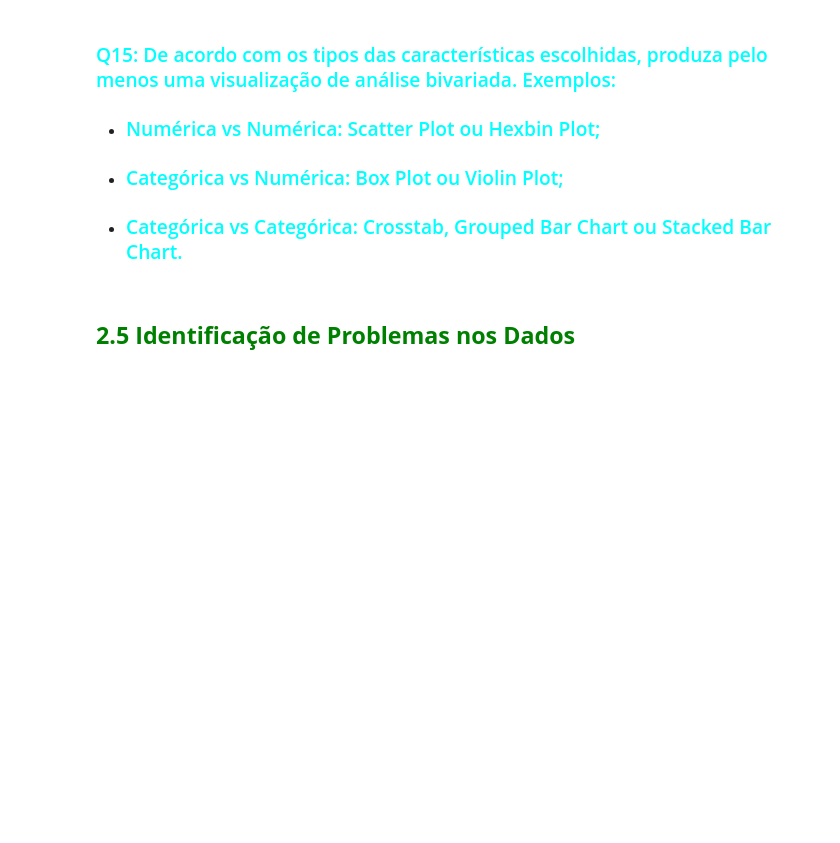
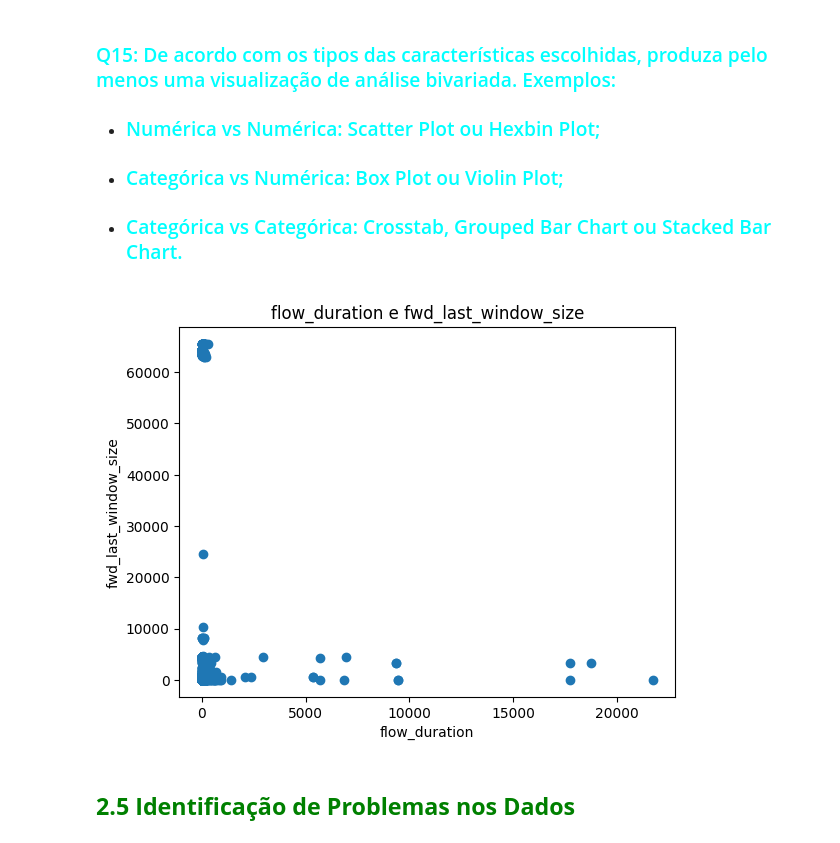
Before and after one commit to MatheusAndrade23/E08-L2-Project, a Jupyter notebook: lab/C24_2026_1_LL_Atividade_03_MMMM.ipynb, the cells around one changed output. Cells and saved outputs as stored; diff of their text form; code cells hidden in the pictures; blank space fills up the shorter version.

```diff
--- a/lab/C24_2026_1_LL_Atividade_03_MMMM.ipynb
+++ b/lab/C24_2026_1_LL_Atividade_03_MMMM.ipynb
@@ -238,6 +264,16 @@ Amplitude: 21728.33558
 - ### <font color='cyan'>Numérica vs Numérica: Scatter Plot ou Hexbin Plot;</font>
 - ### <font color='cyan'>Categórica vs Numérica: Box Plot ou Violin Plot;</font>
 - ### <font color='cyan'>Categórica vs Categórica: Crosstab, Grouped Bar Chart ou Stacked Bar Chart.</font>
+# %%
+plt.scatter(X["flow_duration"], X["fwd_last_window_size"])
+
+plt.title("flow_duration e fwd_last_window_size")
+plt.xlabel("flow_duration")
+plt.ylabel("fwd_last_window_size")
+
+plt.show()
+# %% [output]
+[figure, added]
 # %% [markdown]
 ## <font color='green'>**2.5 Identificação de Problemas nos Dados**</font>
 # %% [markdown]
```
Also changed, not shown: parts of 14 cells of this notebook.
